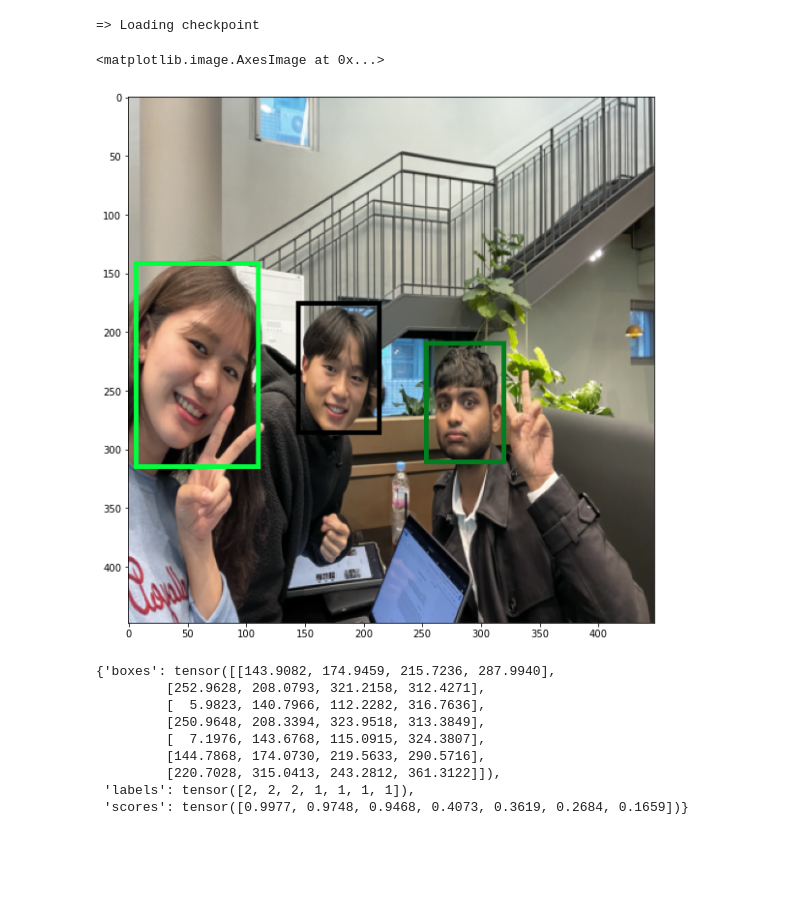
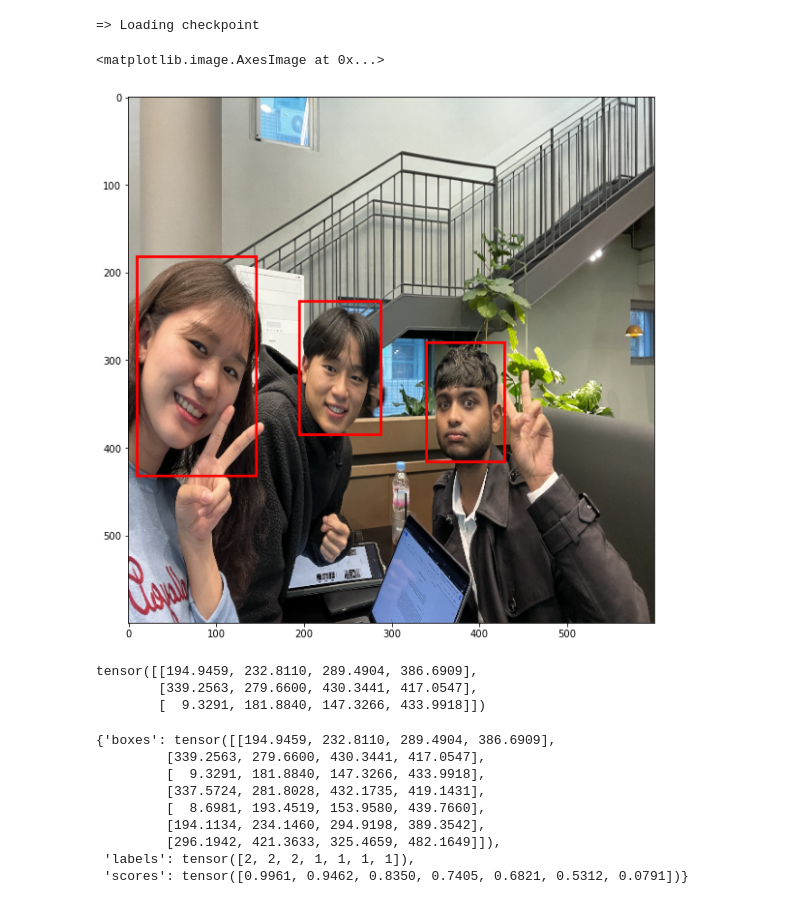
Before and after one commit to eugenekim3107/one-shot-face-recognition, a Jupyter notebook: model_demos.ipynb, the cells around one changed output. Drawn from its saved outputs; the diff is of its cells as text; code cells hidden in the pictures; blank space fills up the shorter version.

```diff
--- a/model_demos.ipynb
+++ b/model_demos.ipynb
@@ -70,39 +74,64 @@ start_epoch = load_checkpoint(checkpoint, siamese_model, siamese_optimizer)
 # image, _ = transform(image, [])
 # please = torch.unsqueeze(image,0)
 # out = yolo_model(please)
+# %%
+def get_transforms(train=False):
+    if train:
+        transform = A.Compose([
+            A.Resize(600, 600), # our input size can be 600px
+            A.HorizontalFlip(p=0.3),
+            A.VerticalFlip(p=0.3),
+            A.RandomBrightnessContrast(p=0.1),
+            A.ColorJitter(p=0.1),
+            ToTensorV2()
+        ], bbox_params=A.BboxParams(format='coco'))
+    else:
+        transform = A.Compose([
+            A.Resize(600, 600), # our input size can be 600px
+            ToTensorV2()
+        ], bbox_params=A.BboxParams(format='coco'))
+    return transform
 # %%
 fasterRCNN_model.eval()
 group_photo = "graphs_and_charts/example.png"
-image = Image.open(group_photo).convert("RGB")
-transform = Compose([transforms.Resize((448, 448)), transforms.ToTensor()])
-image, _ = transform(image, [])
-img_int = image.clone().detach()*255
-img_int = img_int.to(torch.uint8)
+image = cv2.imread(group_photo, cv2.IMREAD_UNCHANGED)
+image = cv2.cvtColor(image, cv2.COLOR_BGR2RGB)
+transform = get_transforms(train=False)
+transformed = transform(image=image, bboxes=[])
+image = (transformed["image"]).div(255)
 with torch.no_grad():
     prediction = fasterRCNN_model([image])
     pred = prediction[0]
+image = image.clone().detach() * 255
+image = image.to(torch.uint8)
 fig = plt.figure(figsize=(14, 10))
-plt.imshow(draw_bounding_boxes(img_int,
-    pred['boxes'][pred['scores'] > 0.7], width=4
+plt.imshow(draw_bounding_boxes(image,
+    pred['boxes'][pred['scores'] > 0.8], width=3, colors="red"
 ).permute(1, 2, 0))
 # %% [output]
 <matplotlib.image.AxesImage at 0x...>
-[figure, old version]
+[figure, new version]
 # %%
 # bboxes = cellboxes_to_boxes(out)
 # bboxes = non_max_suppression(bboxes[0], iou_threshold=0.5,
 #                              threshold=0.95, box_format="midpoint")
 # plot_image(image.permute(1, 2, 0).to("cpu"), bboxes)
+# %%
+pred["boxes"][pred["scores"] > 0.8]
+# %% [output]
+tensor([[194.9459, 232.8110, 289.4904, 386.6909],
+        [339.2563, 279.6600, 430.3441, 417.0547],
+        [  9.3291, 181.8840, 147.3266, 433.9918]])
 # %%
 pred
 # %% [output]
-{'boxes': tensor([[143.9082, 174.9459, 215.7236, 287.9940],
-         [252.9628, 208.0793, 321.2158, 312.4271],
-         [  5.9823, 140.7966, 112.2282, 316.7636],
-         [250.9648, 208.3394, 323.9518, 313.3849],
-         [  7.1976, 143.6768, 115.0915, 324.3807],
-         [144.7868, 174.0730, 219.5633, 290.5716],
-         [220.7028, 315.0413, 243.2812, 361.3122]]),
+{'boxes': tensor([[194.9459, 232.8110, 289.4904, 386.6909],
+         [339.2563, 279.6600, 430.3441, 417.0547],
+         [  9.3291, 181.8840, 147.3266, 433.9918],
+         [337.5724, 281.8028, 432.1735, 419.1431],
+         [  8.6981, 193.4519, 153.9580, 439.7660],
+         [194.1134, 234.1460, 294.9198, 389.3542],
+         [296.1942, 421.3633, 325.4659, 482.1649]]),
  'labels': tensor([2, 2, 2, 1, 1, 1, 1]),
- 'scores': tensor([0.9977, 0.9748, 0.9468, 0.4073, 0.3619, 0.2684, 0.1659])}
+ 'scores': tensor([0.9961, 0.9462, 0.8350, 0.7405, 0.6821, 0.5312, 0.0791])}
 # %%
```
Also changed, not shown: parts of 6 cells of this notebook, 1 other file.
